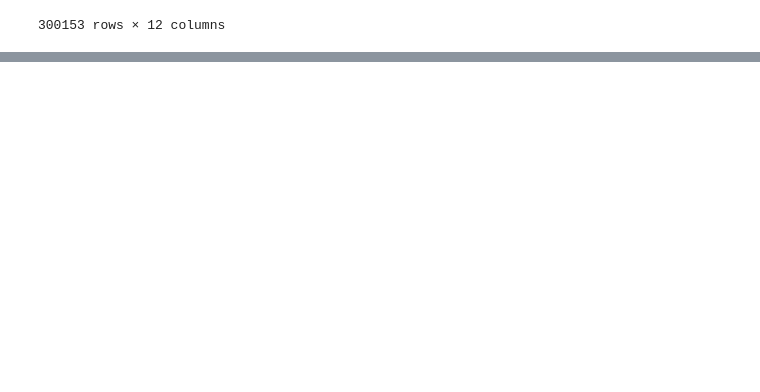
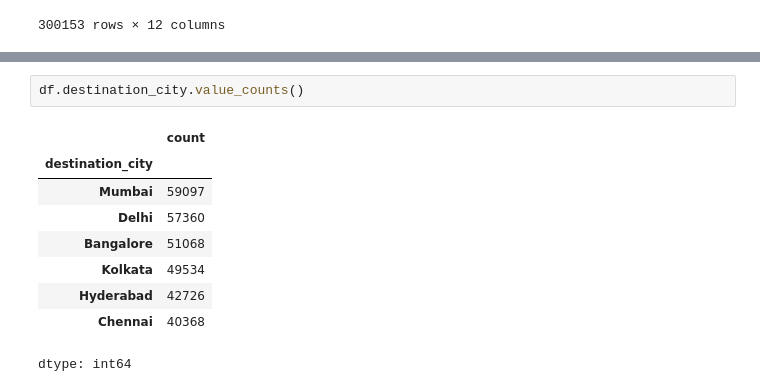
Before and after one commit to thisaraniNJ/Flight_Price_Prediction, a Jupyter notebook: Flight_Price_Prediction_.ipynb, the cells around one changed output, grey strips where cells are left out. Drawn from its saved outputs; the diff is of its cells as text; blank space fills up the shorter version.

```diff
--- a/Flight_Price_Prediction_.ipynb
+++ b/Flight_Price_Prediction_.ipynb
@@ -25,0 +50,12 @@ df
+# %%
+df.destination_city.value_counts()
+# %% [output]
+|  | count |
+| destination_city |  |
+| Mumbai | 59097 |
+| Delhi | 57360 |
+| Bangalore | 51068 |
+| Kolkata | 49534 |
+| Hyderabad | 42726 |
+| Chennai | 40368 |
+dtype: int64
```
Also changed, not shown: parts of 15 cells of this notebook.
